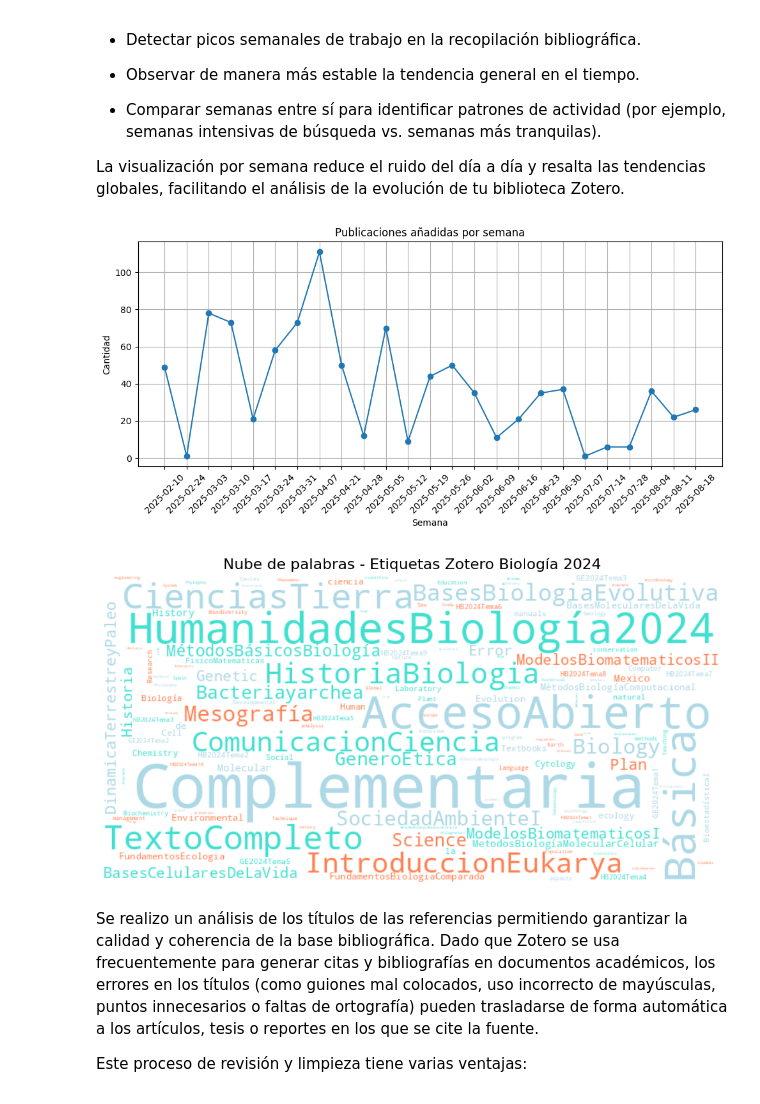
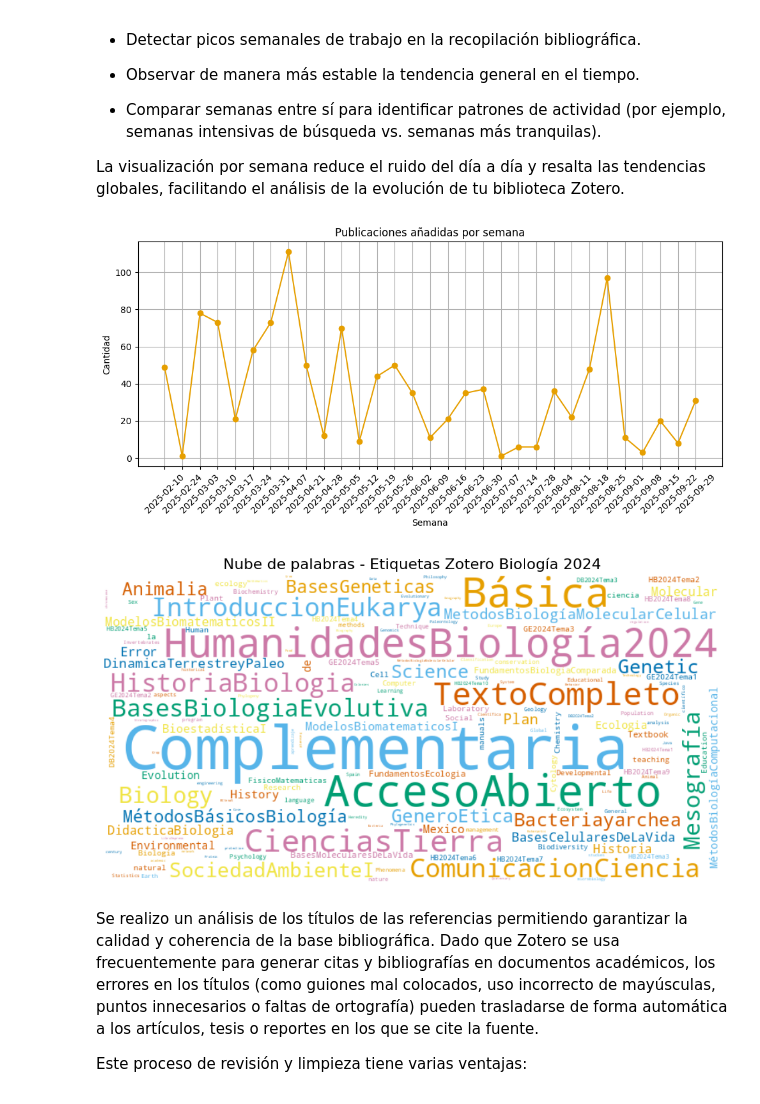
Before and after one commit to miangrog1706/BIOliteraturaPE203625, a Jupyter notebook: Enlace_con_Zotero.ipynb, the cells around one changed output. Drawn from its saved outputs; the diff is of its cells as text; code cells hidden in the pictures.

```diff
--- a/Enlace_con_Zotero.ipynb
+++ b/Enlace_con_Zotero.ipynb
@@ -104,0 +115,18 @@ while True:
+# %%
+okabe_ito = [
+    "#E69F00", # Orange
+    "#56B4E9", # Sky Blue
+    "#009E73", # Bluish Green
+    "#F0E442", # Yellow
+    "#0072B2", # Blue
+    "#D55E00", # Vermilion
+    "#CC79A7"  # Reddish Purple
+]
+
+plt.rcParams["axes.prop_cycle"] = plt.cycler(color=okabe_ito)
+
+for i in range(7):
+    plt.plot(range(10), [j*(i+1) for j in range(10)], label=f"Línea {i+1}")
+plt.legend()
+plt.title("Paleta Okabe-Ito (Daltonismo segura)")
+plt.show()
@@ -149,19 +179,27 @@ En cambio, la vista semanal suaviza esas fluctuaciones y muestra con mayor clari
 
 La visualización por semana reduce el ruido del día a día y resalta las tendencias globales, facilitando el análisis de la evolución de tu biblioteca Zotero.
 # %%
-# 🔹 Agrupar por semana (esto crea objetos tipo "2025-08-04/2025-08-10")
-df["fecha_sin_tz"] = df["fecha"].dt.tz_localize(None)
-df["semana"] = df["fecha_sin_tz"].dt.to_period("W").apply(lambda r: r.start_time)
+# Re-run the weekly graph cell to reflect the corrected 'fecha' data
+# 🔹 Agrupar por semana
+# Convertir la columna 'fecha' a datetime si aún no lo está
+df["fecha"] = pd.to_datetime(df["fecha"])
+
+# Eliminar la información de la zona horaria antes de convertir a período
+df["fecha_sin_tz"] = df["fecha"].dt.tz_convert(None) if df["fecha"].dt.tz is not None else df["fecha"]
+
+# Agrupar por semana (esto crea objetos tipo "2025-08-04/2025-08-10")
+# Usamos dt.to_period('W').dt.start_time para obtener el inicio de la semana
+df["semana"] = df["fecha_sin_tz"].dt.to_period("W").dt.start_time
 
 # 🔹 Contar publicaciones por semana
 conteo_semanal = df.groupby("semana").size().reset_index(name="Total_Publicaciones")
 
 # 🔹 Convertir fechas para graficar o exportar
-conteo_semanal["semana"] = conteo_semanal["semana"].dt.strftime("%Y-%m-%d")
+conteo_semanal["semana_str"] = conteo_semanal["semana"].dt.strftime("%Y-%m-%d")
 
 # Vemos la grafica a nivel semanal
 plt.figure(figsize=(10, 5))
-plt.plot(conteo_semanal["semana"], conteo_semanal["Total_Publicaciones"], marker='o')
+plt.plot(conteo_semanal["semana_str"], conteo_semanal["Total_Publicaciones"], marker='o')
 plt.xticks(rotation=45)
 plt.title("Publicaciones añadidas por semana")
 plt.xlabel("Semana")
@@ -170,34 +208,31 @@ plt.grid(True)
 plt.tight_layout()
 plt.show()
 # %% [output]
-[figure, old version]
+[figure, new version]
 # %%
-# Paleta personalizada: azul claro, azul turquesa, coral
-palette = ['#ADD8E6', '#40E0D0', '#FF7F50']
-
 def color_func(word, font_size, position, orientation, random_state=None, **kwargs):
-    return random.choice(palette)
+    return random.choice(okabe_ito)
 
 # Convertir todas las etiquetas en un solo string
 text = ' '.join(all_tags)
 
 # Crear la nube
 wordcloud = WordCloud(
     width=800,
     height=400,
     background_color='white',
     color_func=color_func,
     collocations=False
 ).generate(text)
 
 # Mostrar la nube
 plt.figure(figsize=(12, 6))
 plt.imshow(wordcloud, interpolation='bilinear')
 plt.axis('off')
 plt.title("Nube de palabras - Etiquetas Zotero Biología 2024", fontsize=16)
 plt.show()
 # %% [output]
-[figure, old version]
+[figure, new version]
 # %% [markdown]
 Se realizo un análisis de los títulos de las referencias permitiendo garantizar la calidad y coherencia de la base bibliográfica. Dado que Zotero se usa frecuentemente para generar citas y bibliografías en documentos académicos, los errores en los títulos (como guiones mal colocados, uso incorrecto de mayúsculas, puntos innecesarios o faltas de ortografía) pueden trasladarse de forma automática a los artículos, tesis o reportes en los que se cite la fuente.
 
```
Also changed, not shown: parts of 11 cells of this notebook.
